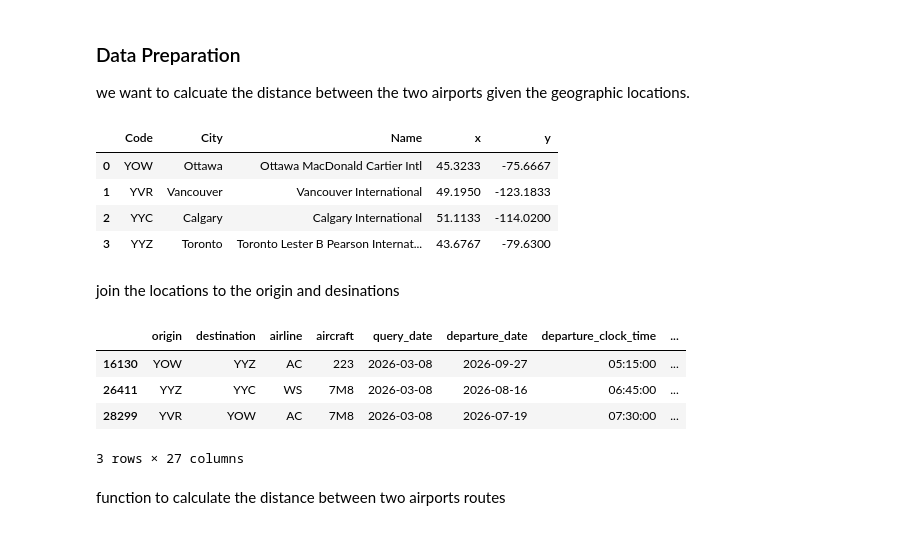
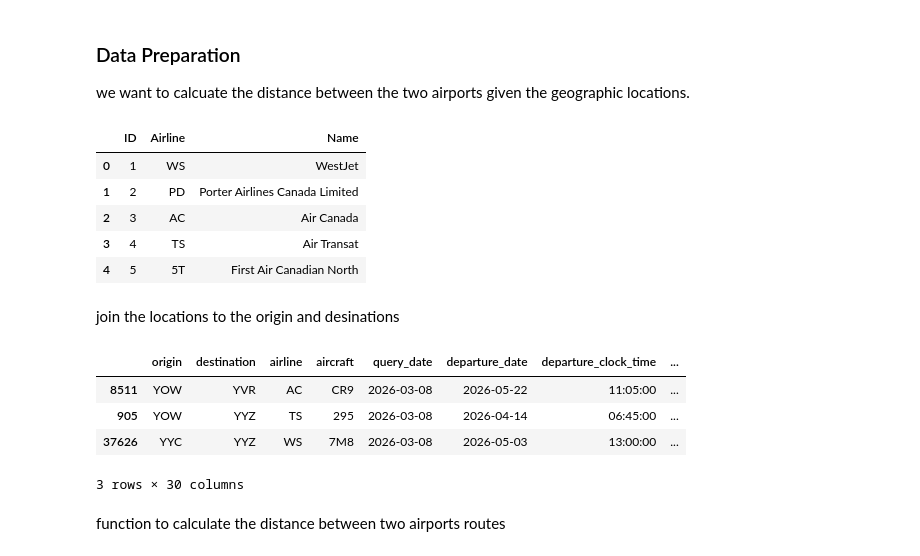
Before and after one commit to sheenamrv/flight-price-prediction-web-app, a Jupyter notebook: data cleaning and eda/data cleaning.ipynb, the cells around one changed output. Drawn from its saved outputs; the diff is of its cells as text; code cells hidden in the pictures.

```diff
--- a/data cleaning and eda/data cleaning.ipynb
+++ b/data cleaning and eda/data cleaning.ipynb
@@ -134,13 +130,18 @@ we want to calcuate the distance between the two airports given the geographic l
 # %%
 # import the airports sheet
 df2 = pd.read_excel('./flights_dataset_updated_v2.xlsx','Airports')
-df2.head()
+
+# import the airlines sheet
+df4 = pd.read_excel('./flights_dataset_updated_v2.xlsx','Airlines')
+
+df4.head()
 # %% [output]
-|  | Code | City | Name | x | y |
-| 0 | YOW | Ottawa | Ottawa MacDonald Cartier Intl | 45.3233 | -75.6667 |
-| 1 | YVR | Vancouver | Vancouver International | 49.1950 | -123.1833 |
-| 2 | YYC | Calgary | Calgary International | 51.1133 | -114.0200 |
-| 3 | YYZ | Toronto | Toronto Lester B Pearson Internat... | 43.6767 | -79.6300 |
+|  | ID | Airline | Name |
+| 0 | 1 | WS | WestJet |
+| 1 | 2 | PD | Porter Airlines Canada Limited |
+| 2 | 3 | AC | Air Canada |
+| 3 | 4 | TS | Air Transat |
+| 4 | 5 | 5T | First Air Canadian North |
 # %% [markdown]
 join the locations to the origin and desinations
 # %%
@@ -150,14 +151,17 @@ df3 = df.copy()
 df3 = df3.merge(df2, left_on='origin', right_on='Code', how='left', suffixes=('', '_origin'))
 df3 = df3.merge(df2, left_on='destination', right_on='Code', how='left', suffixes=('', '_destination'))
 
+# add the airline names to the main dataframe
+df3 = df3.merge(df4, left_on='airline', right_on='Airline', how='left', suffixes=('', '_airline'))
+
 #previw data
 df3.sample(3)
 # %% [output]
 |  | origin | destination | airline | aircraft | query_date | departure_date | departure_clock_time | ... |
-| 16130 | YOW | YYZ | AC | 223 | 2026-03-08 | 2026-09-27 | 05:15:00 | ... |
-| 26411 | YYZ | YYC | WS | 7M8 | 2026-03-08 | 2026-08-16 | 06:45:00 | ... |
-| 28299 | YVR | YOW | AC | 7M8 | 2026-03-08 | 2026-07-19 | 07:30:00 | ... |
+| 8511 | YOW | YVR | AC | CR9 | 2026-03-08 | 2026-05-22 | 11:05:00 | ... |
+| 905 | YOW | YYZ | TS | 295 | 2026-03-08 | 2026-04-14 | 06:45:00 | ... |
+| 37626 | YYC | YYZ | WS | 7M8 | 2026-03-08 | 2026-05-03 | 13:00:00 | ... |
-3 rows × 27 columns
+3 rows × 30 columns
 # %% [markdown]
 function to calculate the distance between two airports routes
 # %%
```
Also changed, not shown: parts of 5 cells of this notebook, 3 other files.
